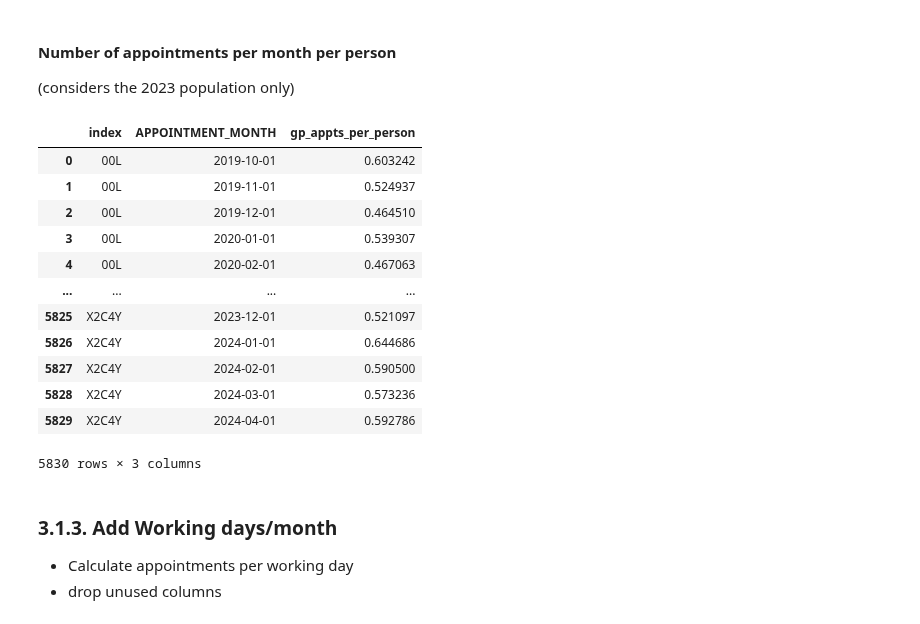
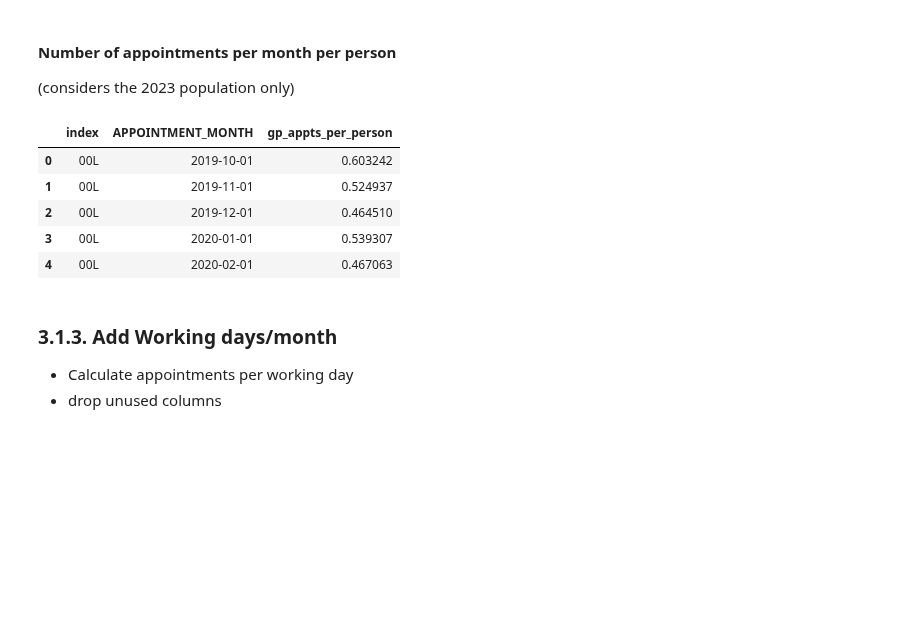
Before and after one commit to SNEE-ICS/PrimaryCareDemandAndCapacity, a Jupyter notebook: notebooks/2a_NumAppointments_forecast.ipynb, the cells around one changed output. Saved outputs shown, nothing was run; the diff lists cells and outputs as text; code cells hidden in the pictures; blank space fills up the shorter version.

```diff
--- a/notebooks/2a_NumAppointments_forecast.ipynb
+++ b/notebooks/2a_NumAppointments_forecast.ipynb
@@ -406,23 +396,16 @@ all_area_appts_df.head(5)
 # %%
 # calculate appointments per person per month
 all_area_appts_df = all_area_appts_df.assign(
     gp_appts_per_person=lambda df: df["COUNT_OF_APPOINTMENTS"] / df["NUMBER_OF_PATIENTS"]
 ).drop(columns=["COUNT_OF_APPOINTMENTS", "NUMBER_OF_PATIENTS"])
-all_area_appts_df
+all_area_appts_df.head(5)
 # %% [output]
 |  | index | APPOINTMENT_MONTH | gp_appts_per_person |
 | 0 | 00L | 2019-10-01 | 0.603242 |
 | 1 | 00L | 2019-11-01 | 0.524937 |
 | 2 | 00L | 2019-12-01 | 0.464510 |
 | 3 | 00L | 2020-01-01 | 0.539307 |
 | 4 | 00L | 2020-02-01 | 0.467063 |
-| ... | ... | ... | ... |
-| 5825 | X2C4Y | 2023-12-01 | 0.521097 |
-| 5826 | X2C4Y | 2024-01-01 | 0.644686 |
-| 5827 | X2C4Y | 2024-02-01 | 0.590500 |
-| 5828 | X2C4Y | 2024-03-01 | 0.573236 |
-| 5829 | X2C4Y | 2024-04-01 | 0.592786 |
-5830 rows × 3 columns
 # %% [markdown]
 ### 3.1.3. Add Working days/month
 - Calculate appointments per working day
```
Also changed, not shown: parts of 14 cells of this notebook.
